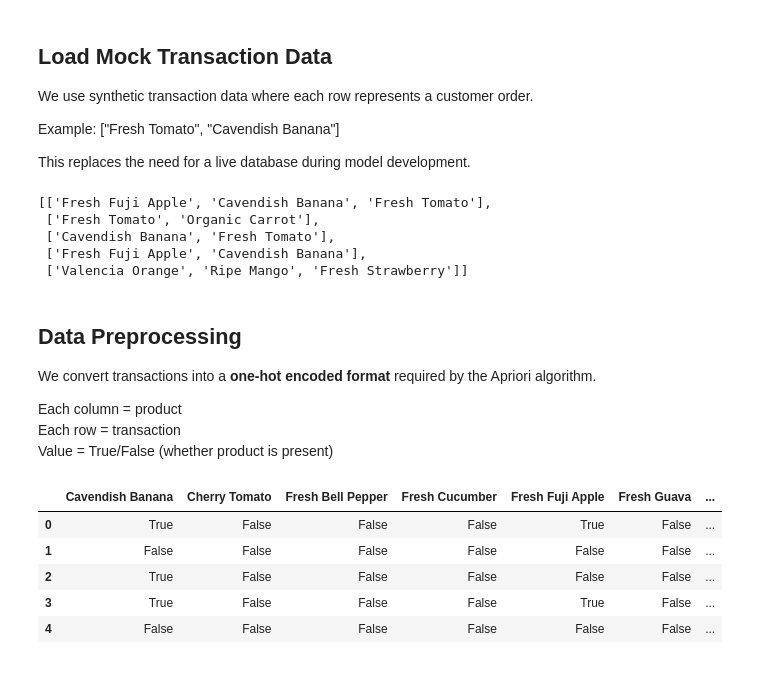
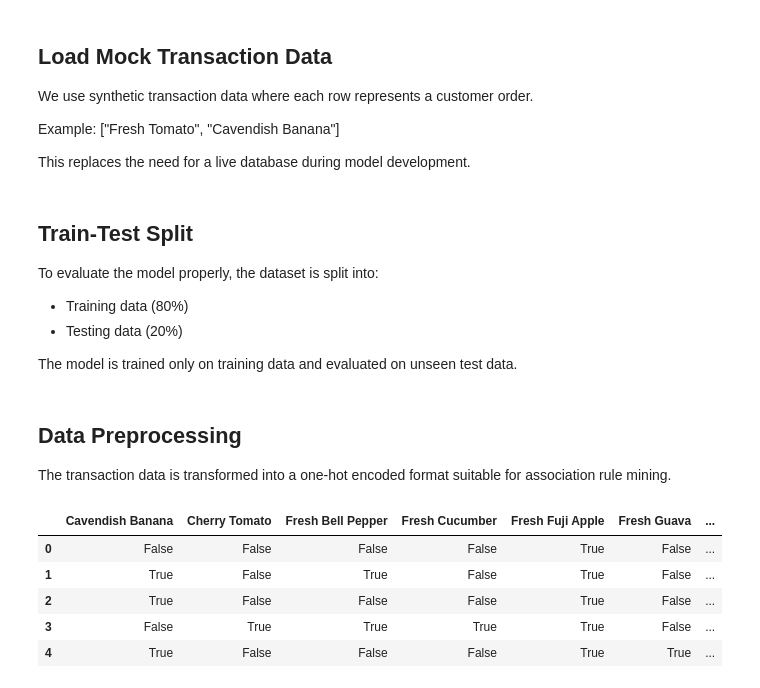
Before and after one commit to NguyenDucTrung999/Advanced_AI2, a Jupyter notebook: recommendation/recommendation.ipynb, the cells around one changed output. Drawn from its saved outputs; the diff is of its cells as text; code cells hidden in the pictures.

Commit message:
fix recommendation model

```diff
--- a/recommendation/recommendation.ipynb
+++ b/recommendation/recommendation.ipynb
@@ -25,42 +49,80 @@ Example: ["Fresh Tomato", "Cavendish Banana"]
 
 This replaces the need for a live database during model development.
 # %%
-with open("mock_transactions.json", "r") as f:
-    transactions = json.load(f)
+items = [
+    "Fresh Fuji Apple", "Cavendish Banana", "Fresh Tomato",
+    "Valencia Orange", "Ripe Mango", "Fresh Strawberry",
+    "Fresh Cucumber", "Fresh Bell Pepper", "Fresh Potato",
+    "Fresh Guava", "Cherry Tomato", "Fresh Pomegranate",
+    "Green Grapes", "Organic Carrot"
+]
 
-transactions[:5]
+def generate_transactions(n=1000):
+    transactions = []
+
+    for _ in range(n):
+        basket = set()
+
+        # Pattern 1: Fruits combo
+        if random.random() < 0.6:
+            basket.update(["Cavendish Banana", "Fresh Fuji Apple"])
+
+        # Pattern 2: Cooking combo
+        if random.random() < 0.5:
+            basket.update(["Fresh Tomato", "Organic Carrot"])
+
+        # Pattern 3: Tropical combo
+        if random.random() < 0.4:
+            basket.update(["Valencia Orange", "Ripe Mango"])
+
+        # Pattern 4: Salad combo (NEW)
+        if random.random() < 0.4:
+            basket.update(["Fresh Cucumber", "Fresh Bell Pepper"])
+
+        # Pattern 5: Cooking add-on
+        if random.random() < 0.3:
+            basket.add("Fresh Potato")
+
+        # 🍇 Add random noise (important)
+        noise_items = random.sample(items, random.randint(1, 3))
+        basket.update(noise_items)
+
+        transactions.append(list(basket))
+
+    return transactions
-# %% [output]
-[['Fresh Fuji Apple', 'Cavendish Banana', 'Fresh Tomato'],
- ['Fresh Tomato', 'Organic Carrot'],
- ['Cavendish Banana', 'Fresh Tomato'],
- ['Fresh Fuji Apple', 'Cavendish Banana'],
- ['Valencia Orange', 'Ripe Mango', 'Fresh Strawberry']]
+# %% [markdown]
+## Train-Test Split
+
+To evaluate the model properly, the dataset is split into:
+- Training data (80%)
+- Testing data (20%)
+
+The model is trained only on training data and evaluated on unseen test data.
+# %%
+transactions = generate_transactions(1000)
+train_data, test_data = train_test_split(transactions, test_size=0.2, random_state=42)
 # %% [markdown]
 ## Data Preprocessing
 
-We convert transactions into a **one-hot encoded format** required by the Apriori algorithm.
-
-Each column = product
-Each row = transaction
-Value = True/False (whether product is present)
+The transaction data is transformed into a one-hot encoded format suitable for association rule mining.
 # %%
 def preprocess(transactions):
     all_items = sorted(set(item for t in transactions for item in t))
 
     encoded = []
     for t in transactions:
         row = {item: (item in t) for item in all_items}
         encoded.append(row)
 
     return pd.DataFrame(encoded)
 
-df = preprocess(transactions)
-df.head()
+df_train = preprocess(train_data)
+df_train.head()
 # %% [output]
 |  | Cavendish Banana | Cherry Tomato | Fresh Bell Pepper | Fresh Cucumber | Fresh Fuji Apple | Fresh Guava | ... |
-| 0 | True | False | False | False | True | False | ... |
-| 1 | False | False | False | False | False | False | ... |
-| 2 | True | False | False | False | False | False | ... |
-| 3 | True | False | False | False | True | False | ... |
-| 4 | False | False | False | False | False | False | ... |
+| 0 | False | False | False | False | True | False | ... |
+| 1 | True | False | True | False | True | False | ... |
+| 2 | True | False | False | False | True | False | ... |
+| 3 | False | True | True | True | True | False | ... |
+| 4 | True | False | False | False | True | True | ... |
 # %% [markdown]
```
Also changed, not shown: parts of 27 cells of this notebook, 3 other files.
